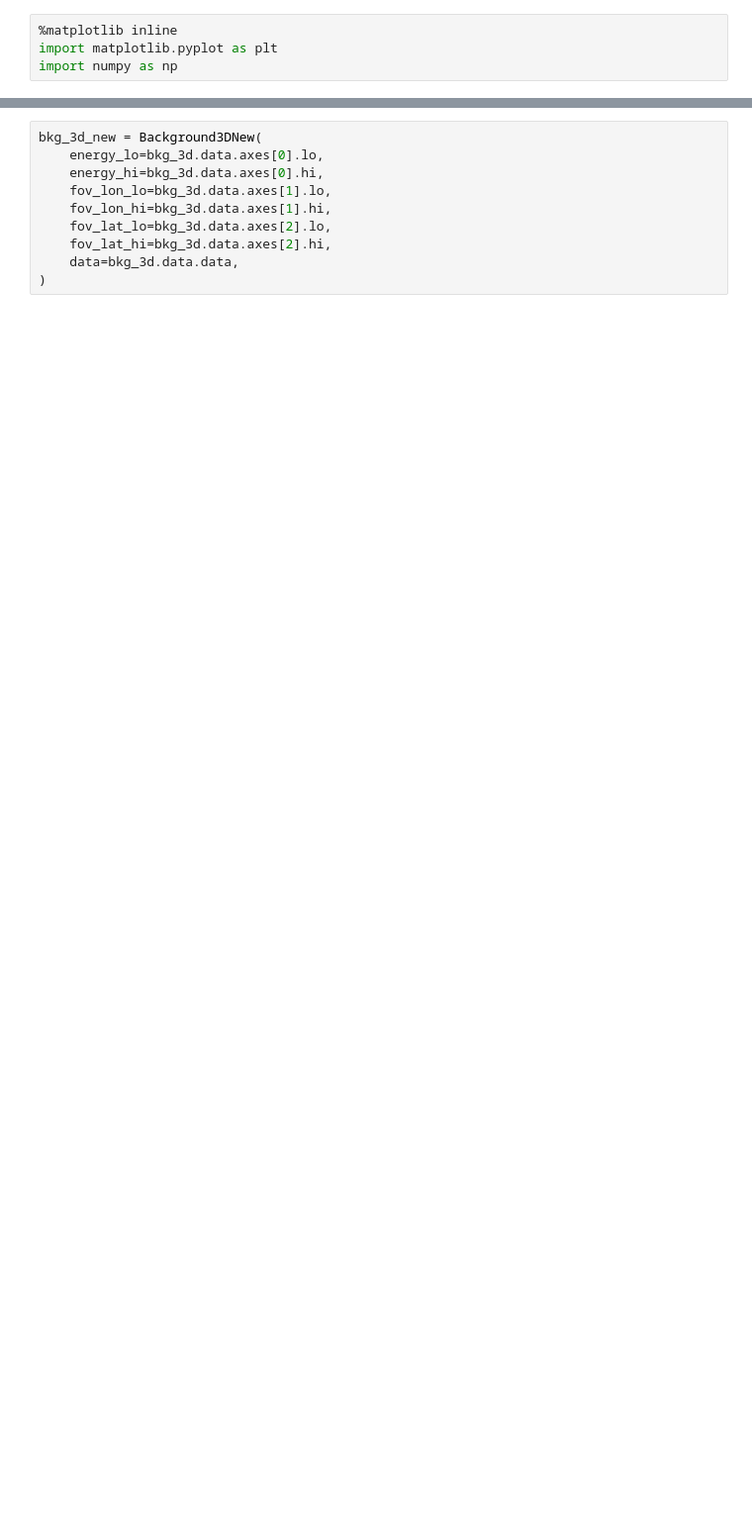
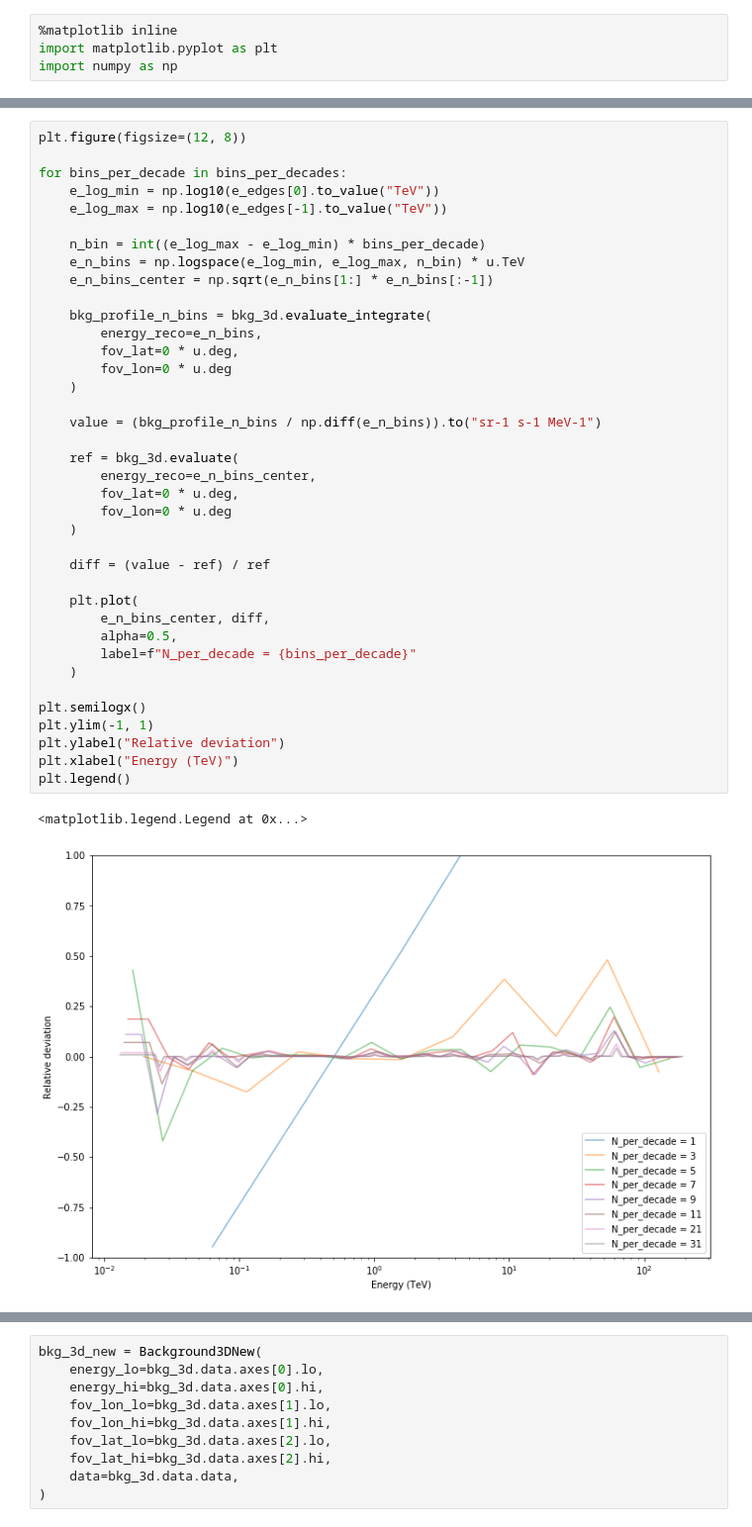
Before and after one commit to fabiopintore/notebooks-public, a Jupyter notebook: gp-bkg-integration.ipynb, the cells around one changed output, grey strips where cells are left out. Shown at 99% size. Drawn from its saved outputs; the diff is of its cells as text; blank space fills up the shorter version.

```diff
--- a/gp-bkg-integration.ipynb
+++ b/gp-bkg-integration.ipynb
@@ -98,0 +66,41 @@ plt.savefig(f"bkg-integration.png", dpi=300)
+# %%
+plt.figure(figsize=(12, 8))
+
+for bins_per_decade in bins_per_decades:
+    e_log_min = np.log10(e_edges[0].to_value("TeV"))
+    e_log_max = np.log10(e_edges[-1].to_value("TeV"))
+
+    n_bin = int((e_log_max - e_log_min) * bins_per_decade)
+    e_n_bins = np.logspace(e_log_min, e_log_max, n_bin) * u.TeV
+    e_n_bins_center = np.sqrt(e_n_bins[1:] * e_n_bins[:-1])
+
+    bkg_profile_n_bins = bkg_3d.evaluate_integrate(
+        energy_reco=e_n_bins,
+        fov_lat=0 * u.deg,
+        fov_lon=0 * u.deg
+    )
+
+    value = (bkg_profile_n_bins / np.diff(e_n_bins)).to("sr-1 s-1 MeV-1")
+
+    ref = bkg_3d.evaluate(
+        energy_reco=e_n_bins_center,
+        fov_lat=0 * u.deg,
+        fov_lon=0 * u.deg
+    )
+
+    diff = (value - ref) / ref
+
+    plt.plot(
+        e_n_bins_center, diff,
+        alpha=0.5,
+        label=f"N_per_decade = {bins_per_decade}"
+    )
+
+plt.semilogx()
+plt.ylim(-1, 1)
+plt.ylabel("Relative deviation")
+plt.xlabel("Energy (TeV)")
+plt.legend()
+# %% [output]
+<matplotlib.legend.Legend at 0x...>
+[figure, added]
```
Also changed, not shown: parts of 25 cells of this notebook.
